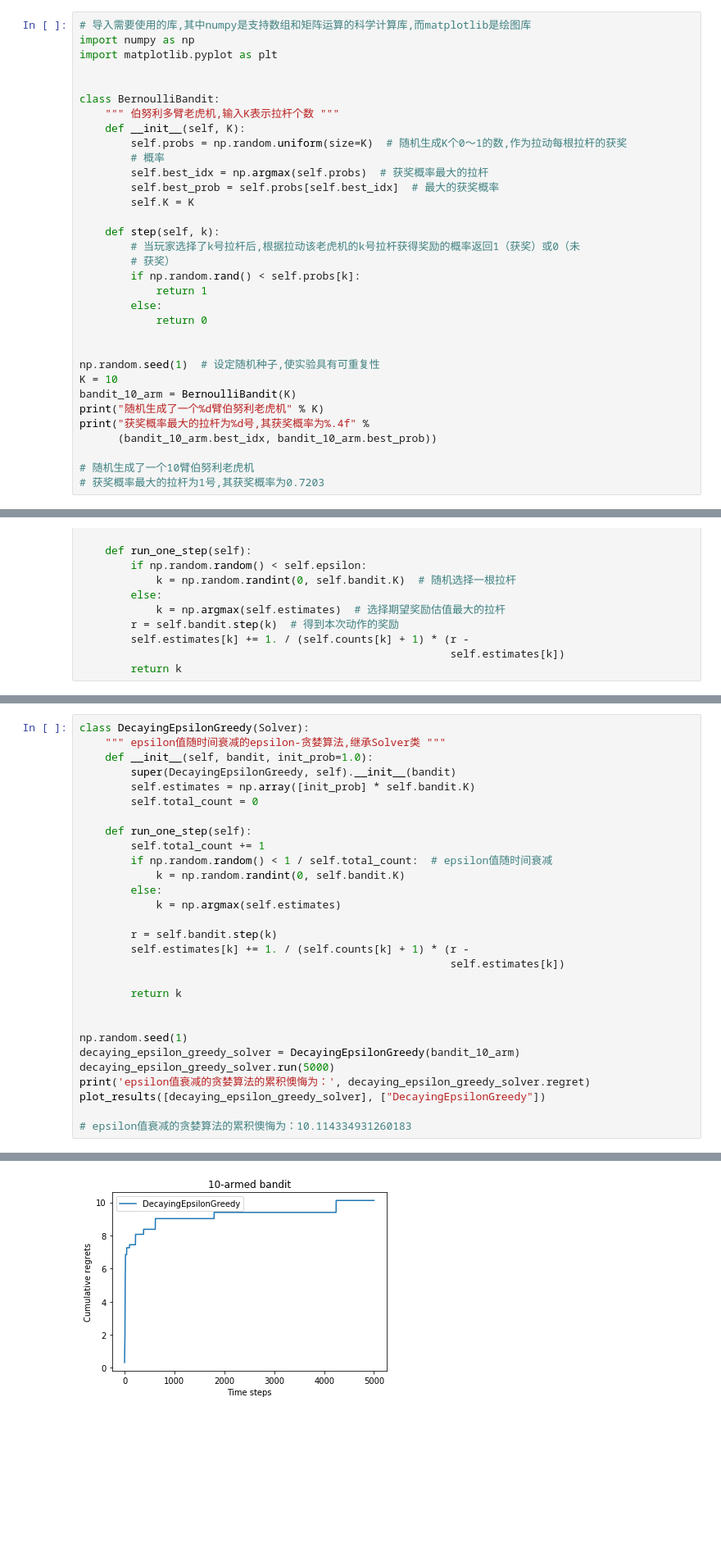
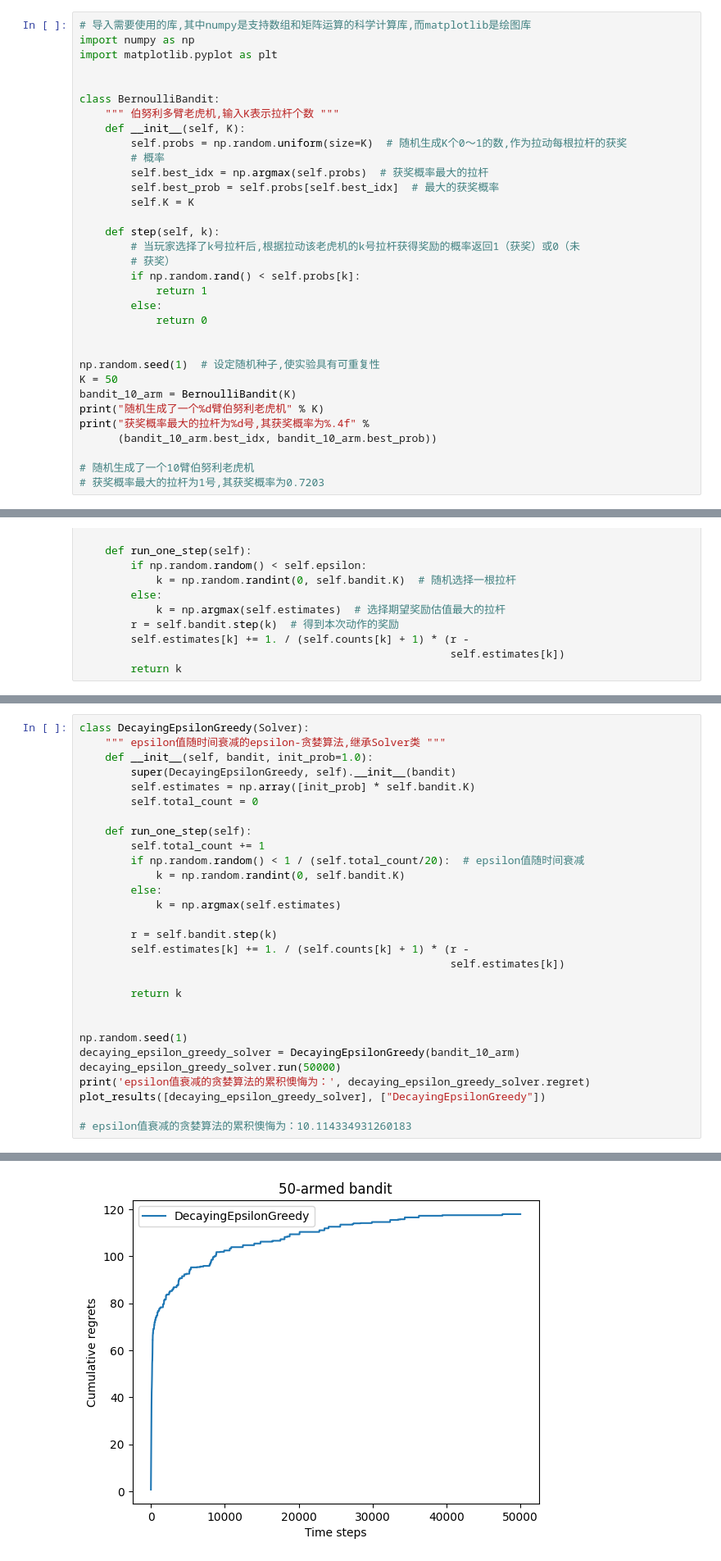
Before and after one commit to sfs999/RL-learning, a Jupyter notebook: d2rl/Hands-on-RL/第2章-多臂老虎机问题.ipynb, the cells around one changed output, grey strips where cells are left out. Shown at 82% size. Drawn from its saved outputs; the diff is of its cells as text; blank space fills up the shorter version.

```diff
--- a/d2rl/Hands-on-RL/第2章-多臂老虎机问题.ipynb
+++ b/d2rl/Hands-on-RL/第2章-多臂老虎机问题.ipynb
@@ -23,7 +23,7 @@ class BernoulliBandit:
 
 
 np.random.seed(1)  # 设定随机种子,使实验具有可重复性
-K = 10
+K = 50
 bandit_10_arm = BernoulliBandit(K)
 print("随机生成了一个%d臂伯努利老虎机" % K)
 print("获奖概率最大的拉杆为%d号,其获奖概率为%.4f" %
@@ -125,7 +125,7 @@ class DecayingEpsilonGreedy(Solver):
 
     def run_one_step(self):
         self.total_count += 1
-        if np.random.random() < 1 / self.total_count:  # epsilon值随时间衰减
+        if np.random.random() < 1 / (self.total_count/20):  # epsilon值随时间衰减
             k = np.random.randint(0, self.bandit.K)
         else:
             k = np.argmax(self.estimates)
@@ -139,7 +139,7 @@ class DecayingEpsilonGreedy(Solver):
 
 np.random.seed(1)
 decaying_epsilon_greedy_solver = DecayingEpsilonGreedy(bandit_10_arm)
-decaying_epsilon_greedy_solver.run(5000)
+decaying_epsilon_greedy_solver.run(50000)
 print('epsilon值衰减的贪婪算法的累积懊悔为：', decaying_epsilon_greedy_solver.regret)
 plot_results([decaying_epsilon_greedy_solver], ["DecayingEpsilonGreedy"])
 
@@ -149,4 +149,4 @@ epsilon值衰减的贪婪算法的累积懊悔为： 10.114334931260183
-[figure, old version]
+[figure, new version]
 # %%
 class UCB(Solver):
     """ UCB算法,继承Solver类 """
```
Also changed, not shown: parts of 6 cells of this notebook, 1 other file.
